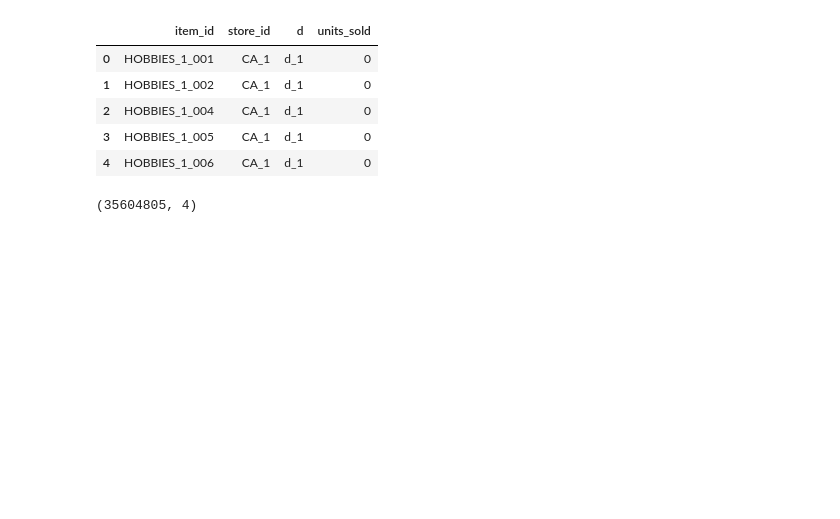
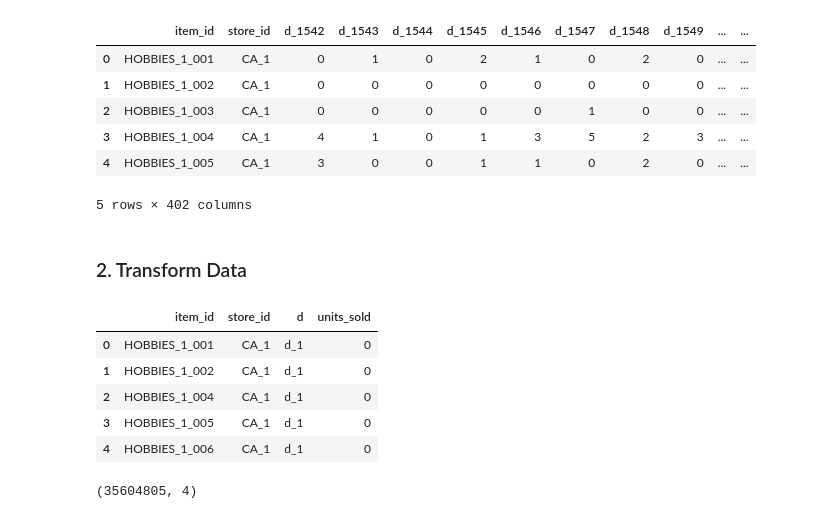
Before and after one commit to Kritz23/adv_mla_at2, a Jupyter notebook: notebooks/predictive/dhawale_kritika-24587661-sgd_pipeline.ipynb, the cells around one changed output. Saved outputs shown, nothing was run; the diff lists cells and outputs as text; code cells hidden in the pictures; blank space fills up the shorter version.

```diff
--- a/notebooks/predictive/dhawale_kritika-24587661-sgd_pipeline.ipynb
+++ b/notebooks/predictive/dhawale_kritika-24587661-sgd_pipeline.ipynb
@@ -12,3 +44,15 @@ df.drop(["id", "dept_id", "cat_id", "state_id"], inplace=True, axis=1)
+# %%
+df_test.head()
+# %% [output]
+|  | item_id | store_id | d_1542 | d_1543 | d_1544 | d_1545 | d_1546 | d_1547 | d_1548 | d_1549 | ... | ... |
+| 0 | HOBBIES_1_001 | CA_1 | 0 | 1 | 0 | 2 | 1 | 0 | 2 | 0 | ... | ... |
+| 1 | HOBBIES_1_002 | CA_1 | 0 | 0 | 0 | 0 | 0 | 0 | 0 | 0 | ... | ... |
+| 2 | HOBBIES_1_003 | CA_1 | 0 | 0 | 0 | 0 | 0 | 1 | 0 | 0 | ... | ... |
+| 3 | HOBBIES_1_004 | CA_1 | 4 | 1 | 0 | 1 | 3 | 5 | 2 | 3 | ... | ... |
+| 4 | HOBBIES_1_005 | CA_1 | 3 | 0 | 0 | 1 | 1 | 0 | 2 | 0 | ... | ... |
+5 rows × 402 columns
+# %% [markdown]
+### 2. Transform Data
 # %%
 import sys
 sys.path.append('../../src/data')
```
Also changed, not shown: parts of 58 cells of this notebook, 6 other files.
